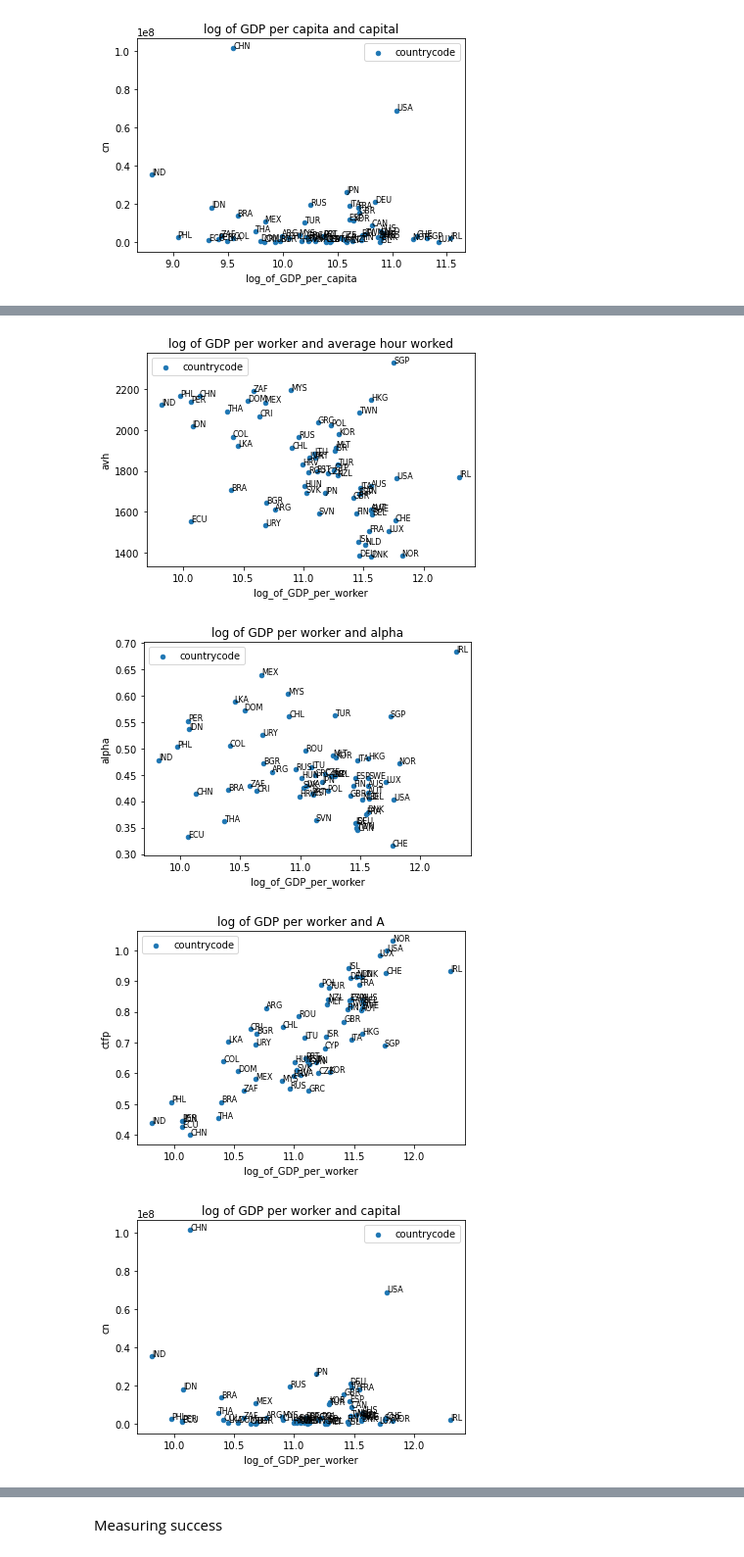
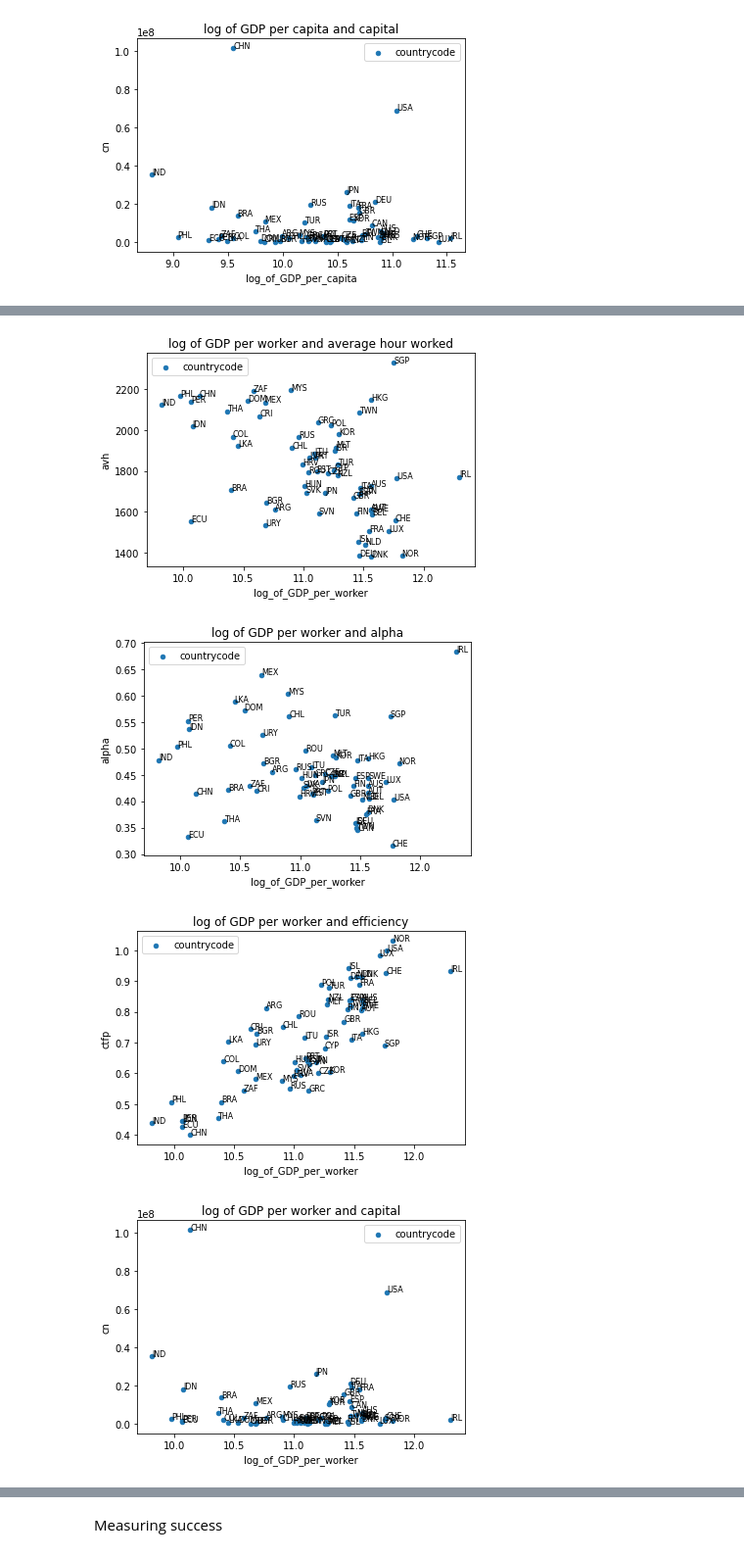
Before and after one commit to Agnesadness/Econ3030-group, a Jupyter notebook: group_project.ipynb, the cells around one changed output, grey strips where cells are left out. Shown: that part at 98% size. Saved outputs shown, nothing was run; the diff lists cells and outputs as text; code cells hidden in the pictures.

```diff
--- a/group_project.ipynb
+++ b/group_project.ipynb
@@ -461,33 +401,33 @@ plt.show()
 # %%
 df_success.plot(kind="scatter", x="log_of_GDP_per_worker", y="hc", label="countrycode", title= 'log of GDP per worker and human capital')
 for index, row in df_success.iterrows():
     plt.annotate(row['countrycode'], (row['log_of_GDP_per_worker'], row['hc']), fontsize=8, color='black')
 plt.show()
 
 df_success.plot(kind="scatter", x="log_of_GDP_per_worker", y="avh", label="countrycode", title= 'log of GDP per worker and average hour worked')
 for index, row in df_success.iterrows():
     plt.annotate(row['countrycode'], (row['log_of_GDP_per_worker'], row['avh']), fontsize=8, color='black')
 plt.show()
 
 df_success.plot(kind="scatter", x="log_of_GDP_per_worker", y="alpha", label="countrycode", title= 'log of GDP per worker and alpha')
 for index, row in df_success.iterrows():
     plt.annotate(row['countrycode'], (row['log_of_GDP_per_worker'], row['alpha']), fontsize=8, color='black')
 plt.show()
 
-df_success.plot(kind="scatter", x="log_of_GDP_per_worker", y="ctfp", label="countrycode", title= 'log of GDP per worker and A')
+df_success.plot(kind="scatter", x="log_of_GDP_per_worker", y="ctfp", label="countrycode", title= 'log of GDP per worker and efficiency')
 for index, row in df_success.iterrows():
     plt.annotate(row['countrycode'], (row['log_of_GDP_per_worker'], row['ctfp']), fontsize=8, color='black')
 plt.show()
 
 df_success.plot(kind="scatter", x="log_of_GDP_per_worker", y="cn", label="countrycode", title= 'log of GDP per worker and capital')
 for index, row in df_success.iterrows():
     plt.annotate(row['countrycode'], (row['log_of_GDP_per_worker'], row['cn']), fontsize=8, color='black')
 plt.show()
 # %% [output]
 [figure]
 [figure]
 [figure]
-[figure, old version]
+[figure, new version]
 [figure]
 # %%
 df_success.plot(kind="scatter", x="log_of_GDP_per_hour_worked", y="hc", label="countrycode", title= 'log of GDP per hour worked and human capital')
```
Also changed, not shown: parts of 29 cells of this notebook.
